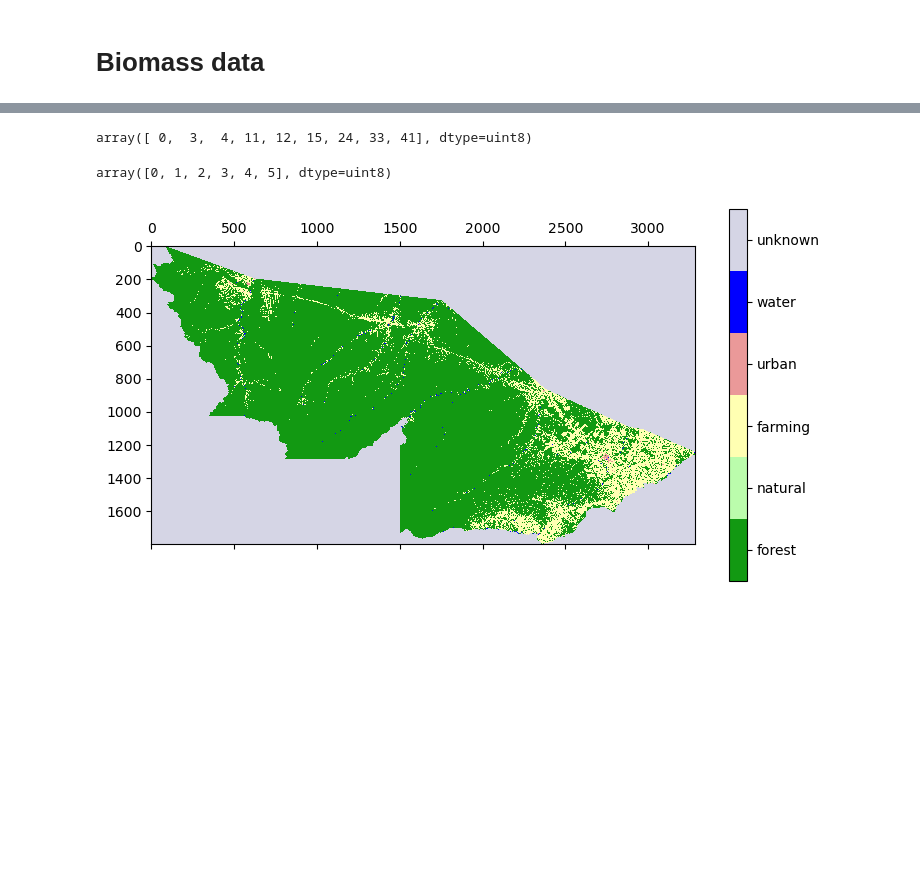
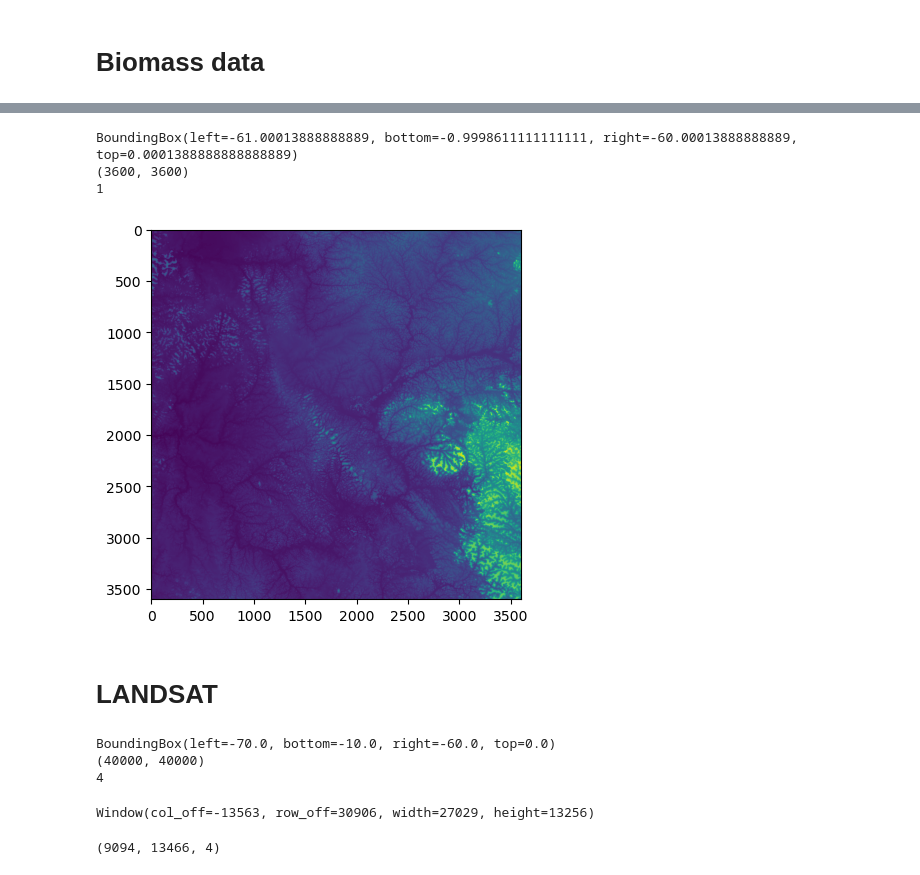
Before and after one commit to TimEngelmann/future-deforestation, a Jupyter notebook: notebooks/data_exploration.ipynb, the cells around one changed output, grey strips where cells are left out. Cells and saved outputs as stored; diff of their text form; code cells hidden in the pictures; blank space fills up the shorter version.

```diff
--- a/notebooks/data_exploration.ipynb
+++ b/notebooks/data_exploration.ipynb
@@ -92,0 +125,11 @@ BoundingBox(left=-73.9919841647147, bottom=-11.145846887712963, right=-66.623553
+# %%
+path_fabdem = "../data/fabdem/" + "S10W070-N00W060_FABDEM_V1-2/" + "S01W061_FABDEM_V1-2.tif"
+fabdem_data = rasterio.open(path_fabdem)
+print(fabdem_data.bounds)
+print(fabdem_data.shape)
+print(fabdem_data.count)
+fabdem_acre = fabdem_data.read(1)
+# %% [output]
+BoundingBox(left=-61.00013888888889, bottom=-0.9998611111111111, right=-60.00013888888889, top=0.0001388888888888889)
+(3600, 3600)
+1
@@ -93 +142,18 @@ BoundingBox(left=-73.9919841647147, bottom=-11.145846887712963, right=-66.623553
+# %%
+plt.imshow(fabdem_acre)
+plt.show()
+# %% [output]
+[figure, added]
+# %% [markdown]
+# LANDSAT
+# %%
+path_landsat = "../data/landsat/" + "Hansen_GFC-2021-v1.9_last_00N_070W.tif"
+landsat_data = rasterio.open(path_landsat)
+print(landsat_data.bounds)
+print(landsat_data.shape)
+print(landsat_data.count)
+# %% [output]
+BoundingBox(left=-70.0, bottom=-10.0, right=-60.0, top=0.0)
+(40000, 40000)
+4
 # %%
@@ -108,4 +170,0 @@ bio_acre = bio_data.read(1)
-# %%
-np.unique(bio_acre)
-# %% [output]
-array([ 0,  3,  4, 11, 12, 15, 24, 33, 41], dtype=uint8)
@@ -122,13 +171,4 @@ for i in range(bio_acre.shape[0]):
-# %%
-np.unique(bio_acre)
-# %% [output]
-array([0, 1, 2, 3, 4, 5], dtype=uint8)
-# %%
-from matplotlib import colors
-cmap = colors.ListedColormap(['#129912','#bbfcac','#ffffb2','#ea9999','#0000ff', '#D5D5E5'])
-mat = plt.matshow(bio_acre,cmap=cmap,vmin = -.5, vmax = 5.5)
-cax = plt.colorbar(mat, ticks=np.arange(0,6))
-cax.ax.set_yticklabels(['forest', 'natural', 'farming', 'urban', 'water', 'unknown'])
-plt.show()
-# %% [output]
-[figure, removed]
+# %%
+bbox_window
+# %% [output]
+Window(col_off=-13563, row_off=30906, width=27029, height=13256)
@@ -134,0 +178,4 @@ plt.show()
+# %%
+landsat_acre.shape
+# %% [output]
+(9094, 13466, 4)
```
Also changed, not shown: parts of 26 cells of this notebook.
